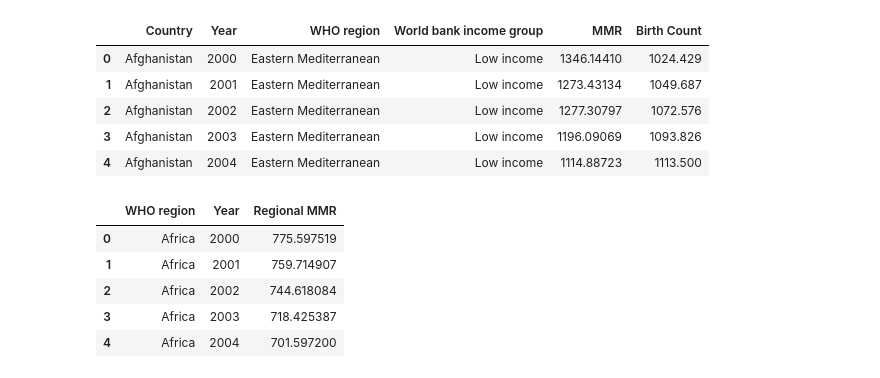
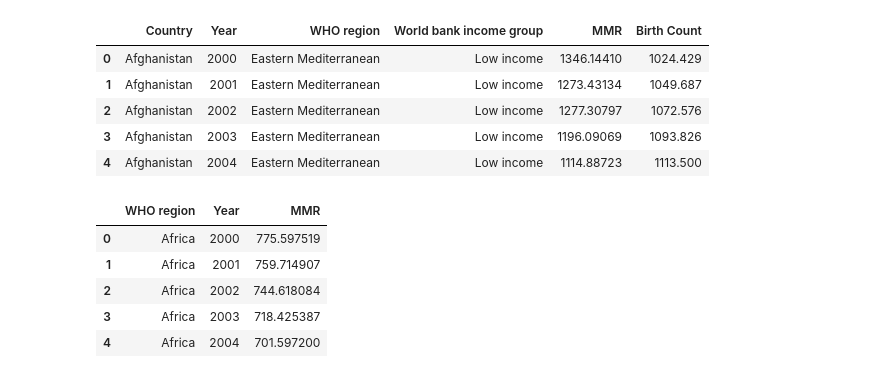
Before and after one commit to mangocrush/whomaternal, a Jupyter notebook: WHOproject.ipynb, the cells around one changed output. Cells and saved outputs as stored; diff of their text form; code cells hidden in the pictures.

```diff
--- a/WHOproject.ipynb
+++ b/WHOproject.ipynb
@@ -835,12 +831,13 @@ mmr_wide.head()
 # %%
+# Creating regional data by weighting each country's MMR by their annual birth count
 mmr_region = (mmr_wide.groupby(['WHO region', 'Year'])
          .apply(lambda x: (x['MMR']*x['Birth Count']).sum()/x['Birth Count'].sum(),
                 include_groups=False)
-         .reset_index(name='Regional MMR')
+         .reset_index(name='MMR')
       )
 mmr_region.head()
 # %% [output]
-|  | WHO region | Year | Regional MMR |
+|  | WHO region | Year | MMR |
 | 0 | Africa | 2000 | 775.597519 |
 | 1 | Africa | 2001 | 759.714907 |
 | 2 | Africa | 2002 | 744.618084 |
```
Also changed, not shown: parts of 60 cells of this notebook.
